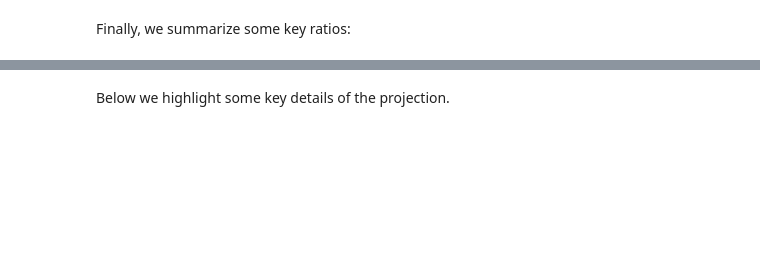
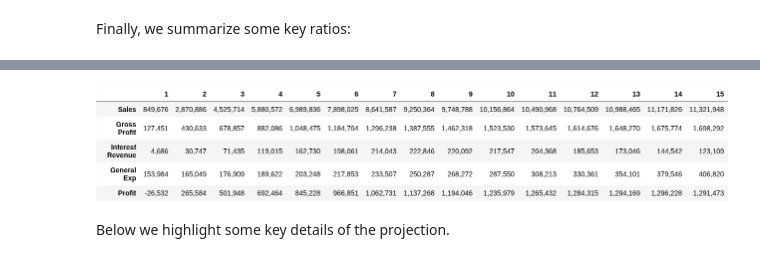
Before and after one commit to rjskene/htsfi, a Jupyter notebook: docs/standard.ipynb, the cells around one changed output, grey strips where cells are left out. Cells and saved outputs as stored; diff of their text form; code cells hidden in the pictures; blank space fills up the shorter version.

```diff
--- a/docs/standard.ipynb
+++ b/docs/standard.ipynb
@@ -601,5 +587,6 @@ OPCO_IS.loc['Profit'] = OPCO_IS.loc['Gross Profit'] - OPCO_IS.loc['General Exp']
 OPCOIS_annual = OPCO_IS.T.groupby(OPCO_IS.T.index//4).sum().T
 OPCOIS_annual.columns = np.arange(1, OPCOIS_annual.shape[1] + 1)
 # %%
-OPCOIS_annual.style.format('{:,.0f}')
+await dfi.export_async(OPCOIS_annual.style.format('{:,.0f}'), 'OPCOIS_annual.png')
+Image('OPCOIS_annual.png')
 # %% [output]
@@ -612,3 +593,4 @@ OPCOIS_annual.style.format('{:,.0f}')
+[figure, added]
 # %% [markdown]
 Below we highlight some key details of the projection.
 # %%
```
Also changed, not shown: parts of 11 cells of this notebook, 1 other file.
